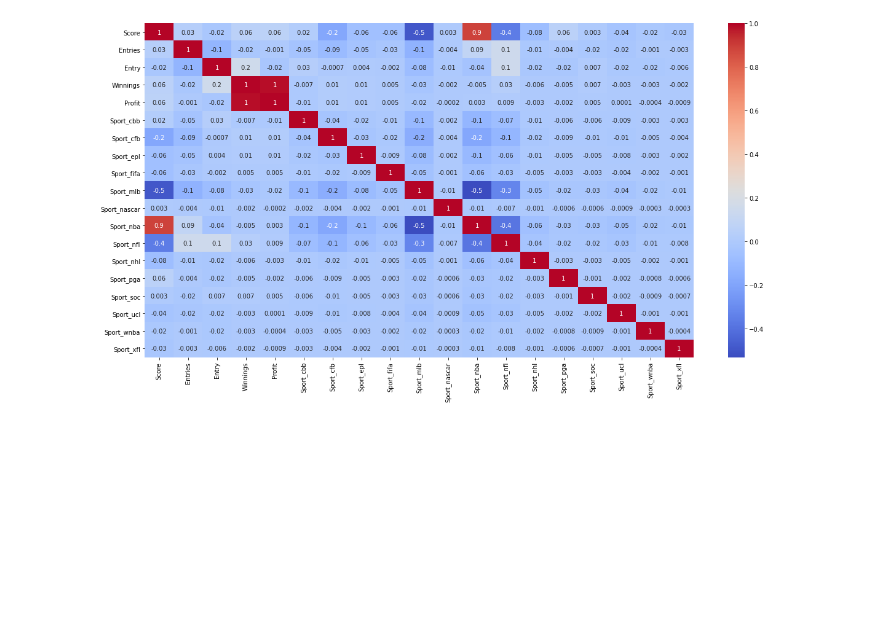
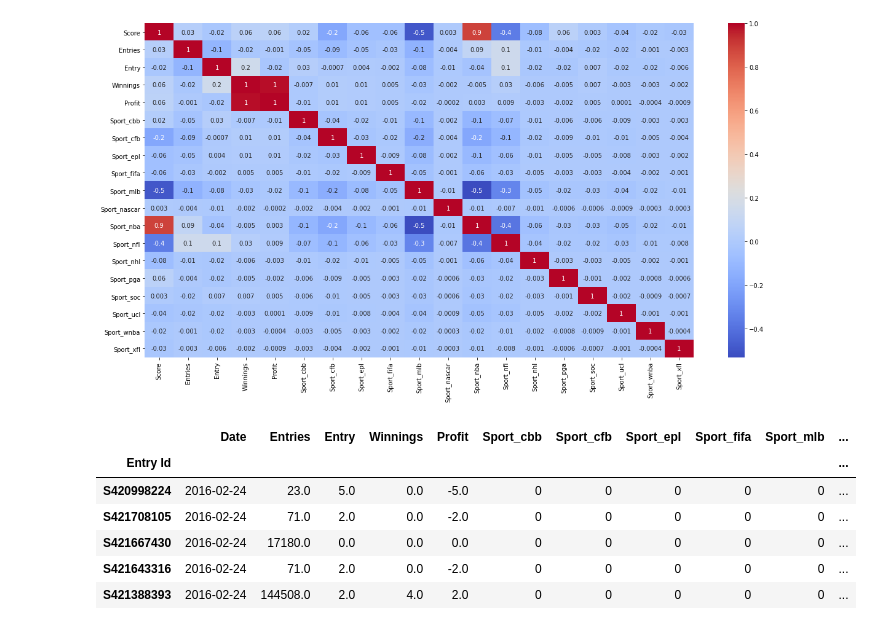
Before and after one commit to triolinho/verbose-octo-sniffle, a Jupyter notebook: fanduel_notebook.ipynb, the cells around one changed output. Cells and saved outputs as stored; diff of their text form; code cells hidden in the pictures; blank space fills up the shorter version.

```diff
--- a/fanduel_notebook.ipynb
+++ b/fanduel_notebook.ipynb
@@ -365,3 +365,15 @@ sns.heatmap(fd_corr, annot=True, fmt='.1g', cmap= 'coolwarm')
 # %% [output]
 <matplotlib.axes._subplots.AxesSubplot at 0x...>
 [figure]
+# %%
+fd_df_2 = fd_dummies.drop(columns=['Score'])
+# %%
+fd_df_2.head()
+# %% [output]
+|  | Date | Entries | Entry | Winnings | Profit | Sport_cbb | Sport_cfb | Sport_epl | Sport_fifa | Sport_mlb | ... |
+| Entry Id |  |  |  |  |  |  |  |  |  |  | ... |
+| S420998224 | 2016-02-24 | 23.0 | 5.0 | 0.0 | -5.0 | 0 | 0 | 0 | 0 | 0 | ... |
+| S421708105 | 2016-02-24 | 71.0 | 2.0 | 0.0 | -2.0 | 0 | 0 | 0 | 0 | 0 | ... |
+| S421667430 | 2016-02-24 | 17180.0 | 0.0 | 0.0 | 0.0 | 0 | 0 | 0 | 0 | 0 | ... |
+| S421643316 | 2016-02-24 | 71.0 | 2.0 | 0.0 | -2.0 | 0 | 0 | 0 | 0 | 0 | ... |
+| S421388393 | 2016-02-24 | 144508.0 | 2.0 | 4.0 | 2.0 | 0 | 0 | 0 | 0 | 0 | ... |
```
Also changed, not shown: parts of 2 cells of this notebook.
